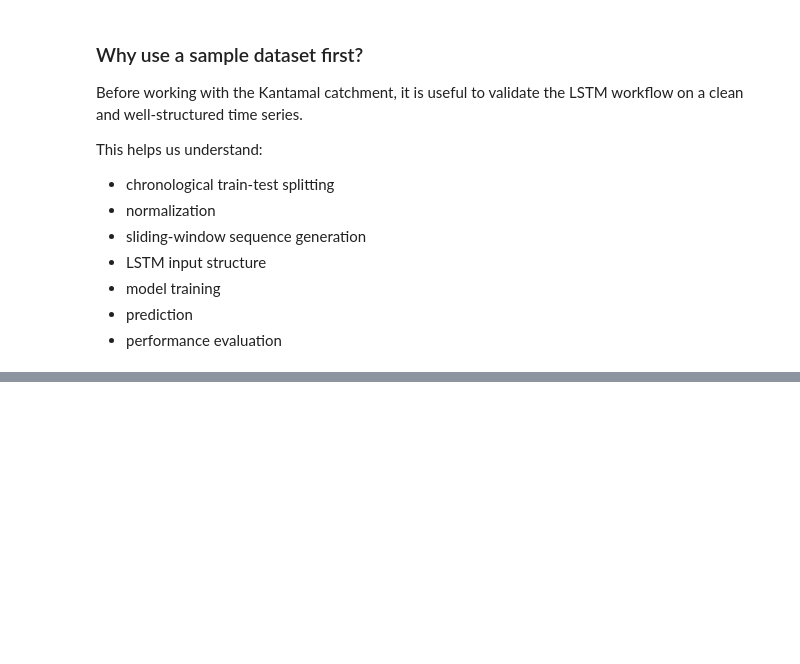
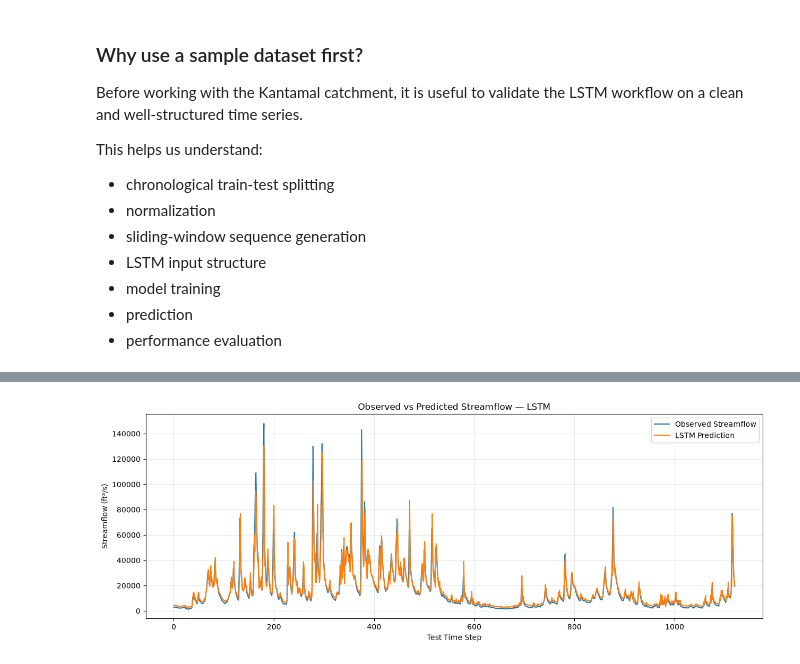
Before and after one commit to kar151A/kantamal-streamflow-forecasting, a Jupyter notebook: notebooks/01_sample_lstm.ipynb, the cells around one changed output, grey strips where cells are left out. Cells and saved outputs as stored; diff of their text form; code cells hidden in the pictures; blank space fills up the shorter version.

```diff
--- a/notebooks/01_sample_lstm.ipynb
+++ b/notebooks/01_sample_lstm.ipynb
@@ -74,0 +261,9 @@ This helps us understand:
+# %%
+scaler = MinMaxScaler(feature_range=(0, 1))
+
+train_scaled = scaler.fit_transform(train_data)
+val_scaled = scaler.transform(val_data)
+test_scaled = scaler.transform(test_data)
+
+print("Training minimum:", train_scaled.min())
+print("Training maximum:", train_scaled.max())
@@ -74,0 +440,8 @@ This helps us understand:
+# %%
+y_pred_scaled = model.predict(X_test)
+
+y_pred = scaler.inverse_transform(y_pred_scaled)
+y_test_actual = scaler.inverse_transform(y_test)
+
+print("Predictions:", y_pred.shape)
+print("Observed:", y_test_actual.shape)
@@ -74,0 +460,15 @@ This helps us understand:
+# %%
+plt.figure(figsize=(15, 5))
+
+plt.plot(y_test_actual, label="Observed Streamflow")
+plt.plot(y_pred, label="LSTM Prediction")
+
+plt.title("Observed vs Predicted Streamflow — LSTM")
+plt.xlabel("Test Time Step")
+plt.ylabel("Streamflow (ft³/s)")
+plt.legend()
+plt.grid(alpha=0.3)
+
+plt.show()
+# %% [output]
+[figure, added]
```
Also changed, not shown: parts of 60 cells of this notebook, 3 other files.
